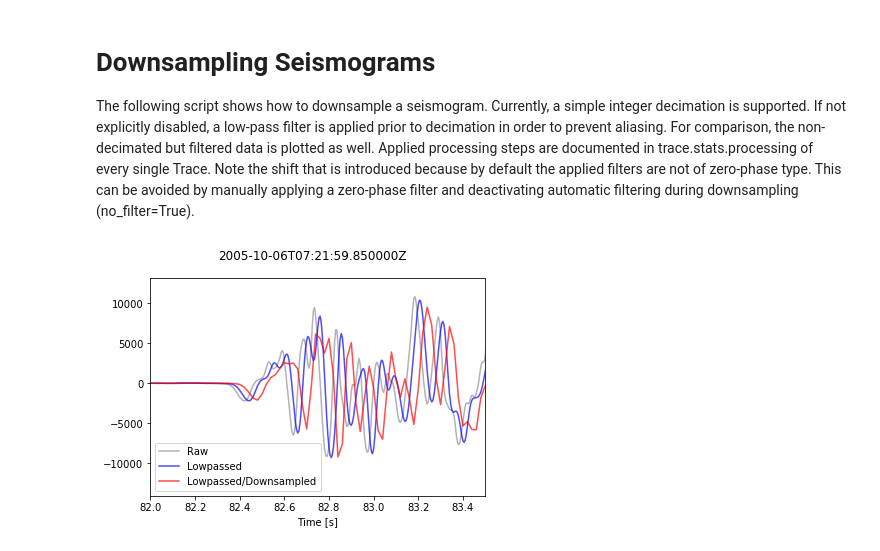
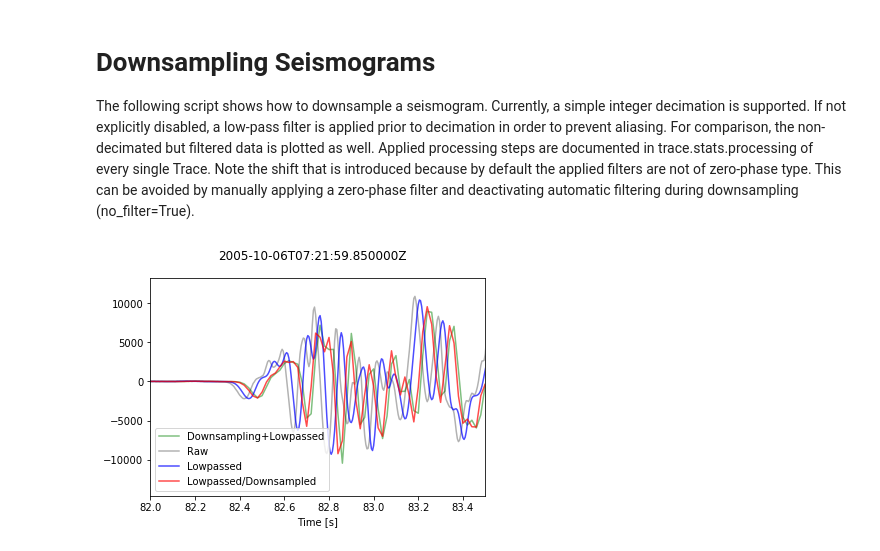
Before and after one commit to SorawatSiangpipop/Obspy, a Jupyter notebook: Downsampling_Seismograms.ipynb, the cells around one changed output. Saved outputs shown, nothing was run; the diff lists cells and outputs as text; code cells hidden in the pictures.

```diff
--- a/Downsampling_Seismograms.ipynb
+++ b/Downsampling_Seismograms.ipynb
@@ -14,34 +14,42 @@ st = obspy.read("https://examples.obspy.org/RJOB_061005_072159.ehz.new")
 tr = st[0]
 
 # Decimate the 200 Hz data by a factor of 4 to 50 Hz. Note that this
-# automatically includes a lowpass filtering with corner frequency 20 Hz.
+# ***automatically*** includes a lowpass ***filtering with corner frequency 20 Hz***.
 # We work on a copy of the original data just to demonstrate the effects of
 # downsampling.
 #factor = Factor by which the sampling rate is lowered by decimation.
 #no_filter = Deactivates automatic filtering if set to True. Defaults to False.
 #strict_length = Leave traces unchanged for which end time of trace would change. Defaults to False.
 tr_new = tr.copy()
 tr_new.decimate(factor=4, strict_length=False)
 
 # For comparison also only filter the original data (same filter options as in
 # automatically applied filtering during downsampling, corner frequency
-# 0.4 * new sampling rate)
+# 0.4 * new sampling rate) <<<--- to filter with corner f 20 as downsampling
 tr_filt = tr.copy()
 tr_filt.filter('lowpass', freq=0.4 * tr.stats.sampling_rate / 4.0)
 
 # Now let's plot the raw and filtered data...
 #stats.delta = Sample distance in seconds (default value is 1.0)
+#in this case tr_new.stats.delta=0.02 <<<--- from 1/50
 t = np.arange(0, tr.stats.npts / tr.stats.sampling_rate, tr.stats.delta)
 t_new = np.arange(0, tr_new.stats.npts / tr_new.stats.sampling_rate,
                   tr_new.stats.delta)
 
+#Lowpassed filter after downsampling
+tr_filt_2 = tr_new.copy()
+tr_filt_2.filter('lowpass', freq=20.0)
+
+plt.plot(t_new, tr_filt_2.data, 'g', label='Downsampling+Lowpassed', alpha=0.5)
+
 plt.plot(t, tr.data, 'k', label='Raw', alpha=0.3)
 plt.plot(t, tr_filt.data, 'b', label='Lowpassed', alpha=0.7)
 plt.plot(t_new, tr_new.data, 'r', label='Lowpassed/Downsampled', alpha=0.7)
+
 plt.xlabel('Time [s]')
 plt.xlim(82, 83.5)
 plt.suptitle(tr.stats.starttime)
 plt.legend()
 plt.show();
 # %% [output]
-[figure, old version]
+[figure, new version]
```
